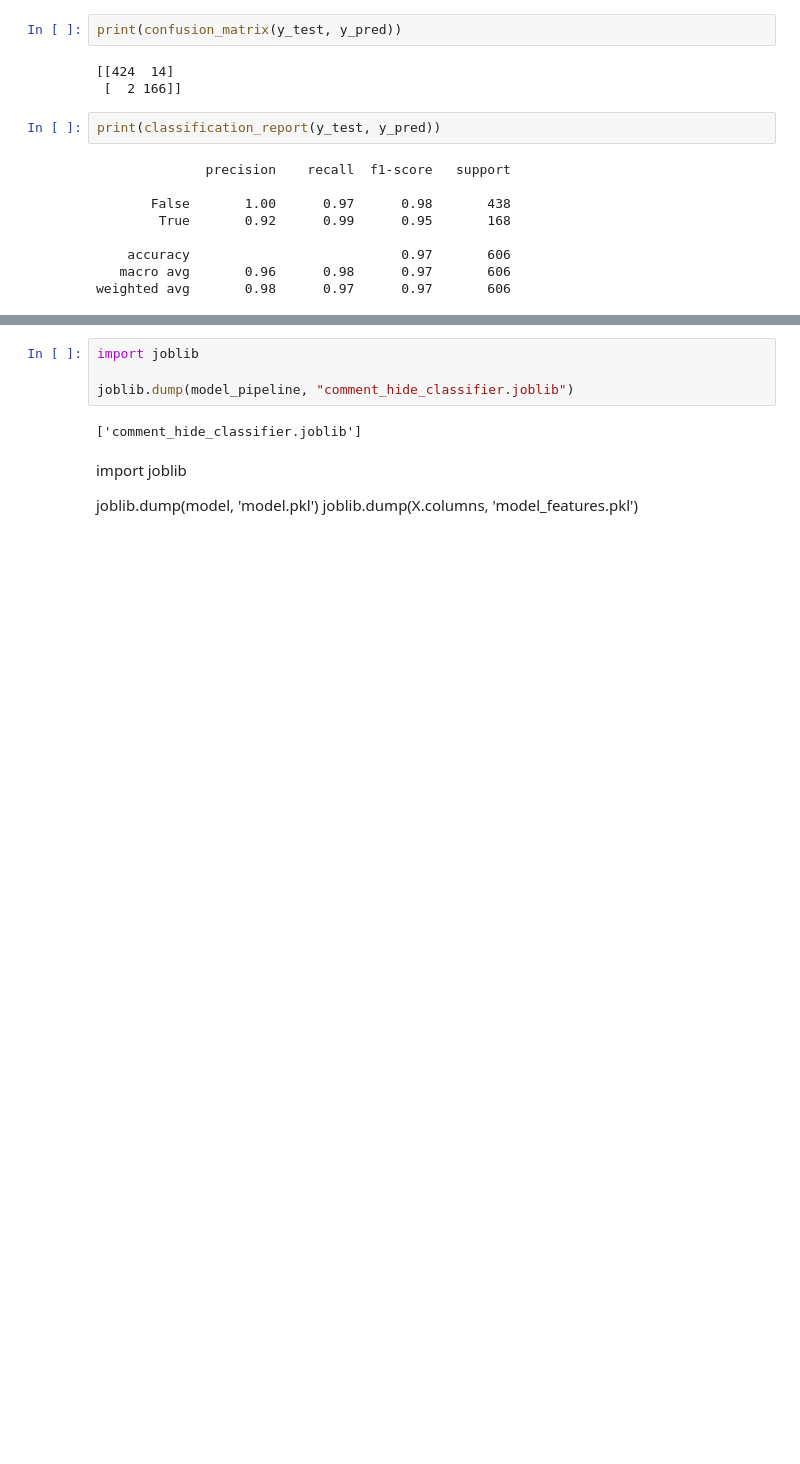
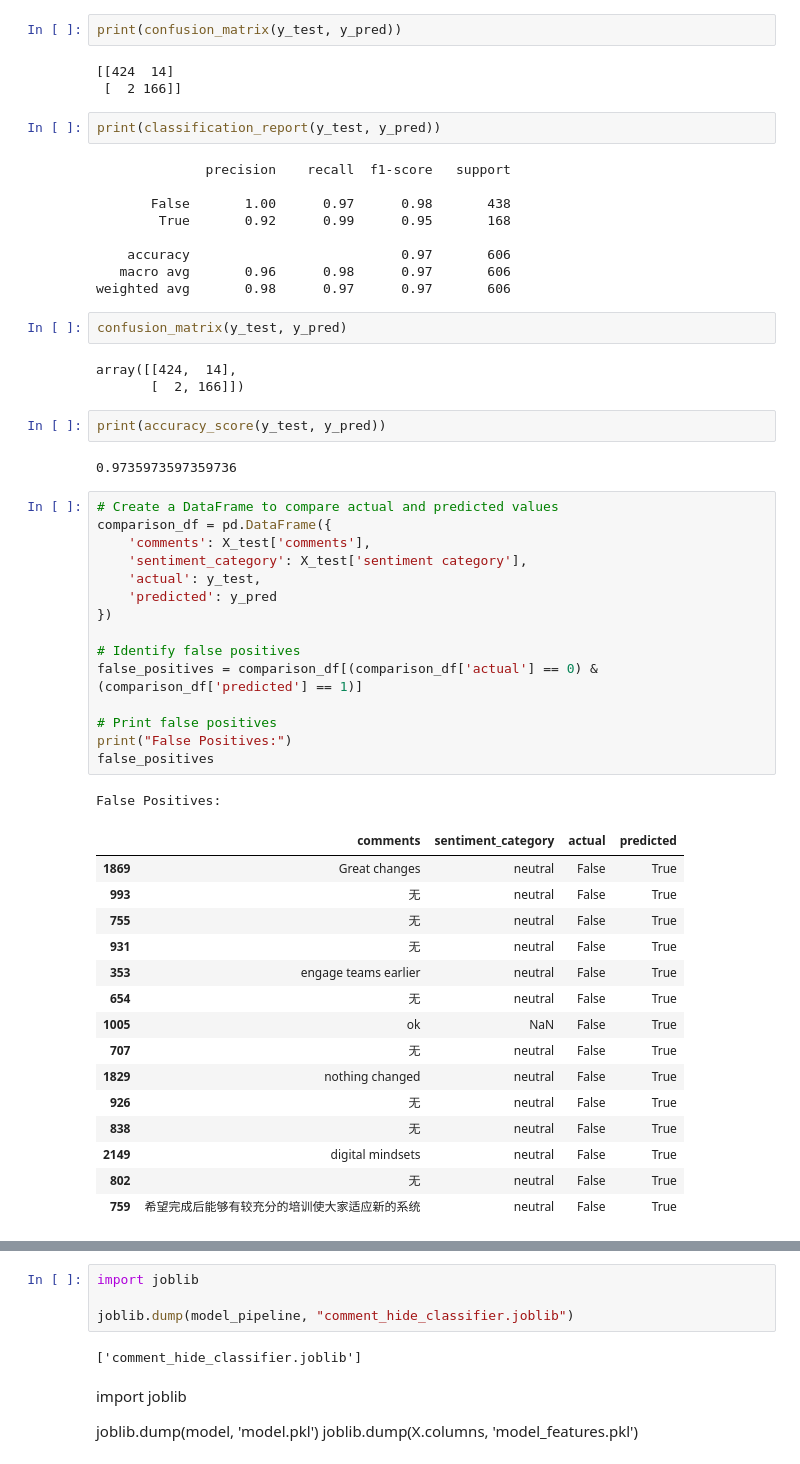
Before and after one commit to accenturedanialmirza/Azure_AI_Translator_Test, a Jupyter notebook: spam-detection/model-pipeline-category.ipynb, the cells around one changed output, grey strips where cells are left out. Saved outputs shown, nothing was run; the diff lists cells and outputs as text; blank space fills up the shorter version.

Commit message:
checking false positive and false negative

```diff
--- a/spam-detection/model-pipeline-category.ipynb
+++ b/spam-detection/model-pipeline-category.ipynb
@@ -84,3 +84,44 @@ print(classification_report(y_test, y_pred))
     accuracy                           0.97       606
    macro avg       0.96      0.98      0.97       606
 weighted avg       0.98      0.97      0.97       606
+# %%
+confusion_matrix(y_test, y_pred)
+# %% [output]
+array([[424,  14],
+       [  2, 166]])
+# %%
+print(accuracy_score(y_test, y_pred))
+# %% [output]
+0.9735973597359736
+# %%
+# Create a DataFrame to compare actual and predicted values
+comparison_df = pd.DataFrame({
+    'comments': X_test['comments'],
+    'sentiment_category': X_test['sentiment category'],
+    'actual': y_test,
+    'predicted': y_pred
+})
+
+# Identify false positives
+false_positives = comparison_df[(comparison_df['actual'] == 0) & (comparison_df['predicted'] == 1)]
+
+# Print false positives
+print("False Positives:")
+false_positives
+# %% [output]
+False Positives:
+|  | comments | sentiment_category | actual | predicted |
+| 1869 | Great changes | neutral | False | True |
+| 993 | 无 | neutral | False | True |
+| 755 | 无 | neutral | False | True |
+| 931 | 无 | neutral | False | True |
+| 353 | engage teams earlier | neutral | False | True |
+| 654 | 无 | neutral | False | True |
+| 1005 | ok | NaN | False | True |
+| 707 | 无 | neutral | False | True |
+| 1829 | nothing changed | neutral | False | True |
+| 926 | 无 | neutral | False | True |
+| 838 | 无 | neutral | False | True |
+| 2149 | digital mindsets | neutral | False | True |
+| 802 | 无 | neutral | False | True |
+| 759 | 希望完成后能够有较充分的培训使大家适应新的系统 | neutral | False | True |
```
Also changed, not shown: parts of 1 cell of this notebook, 2 other files.
